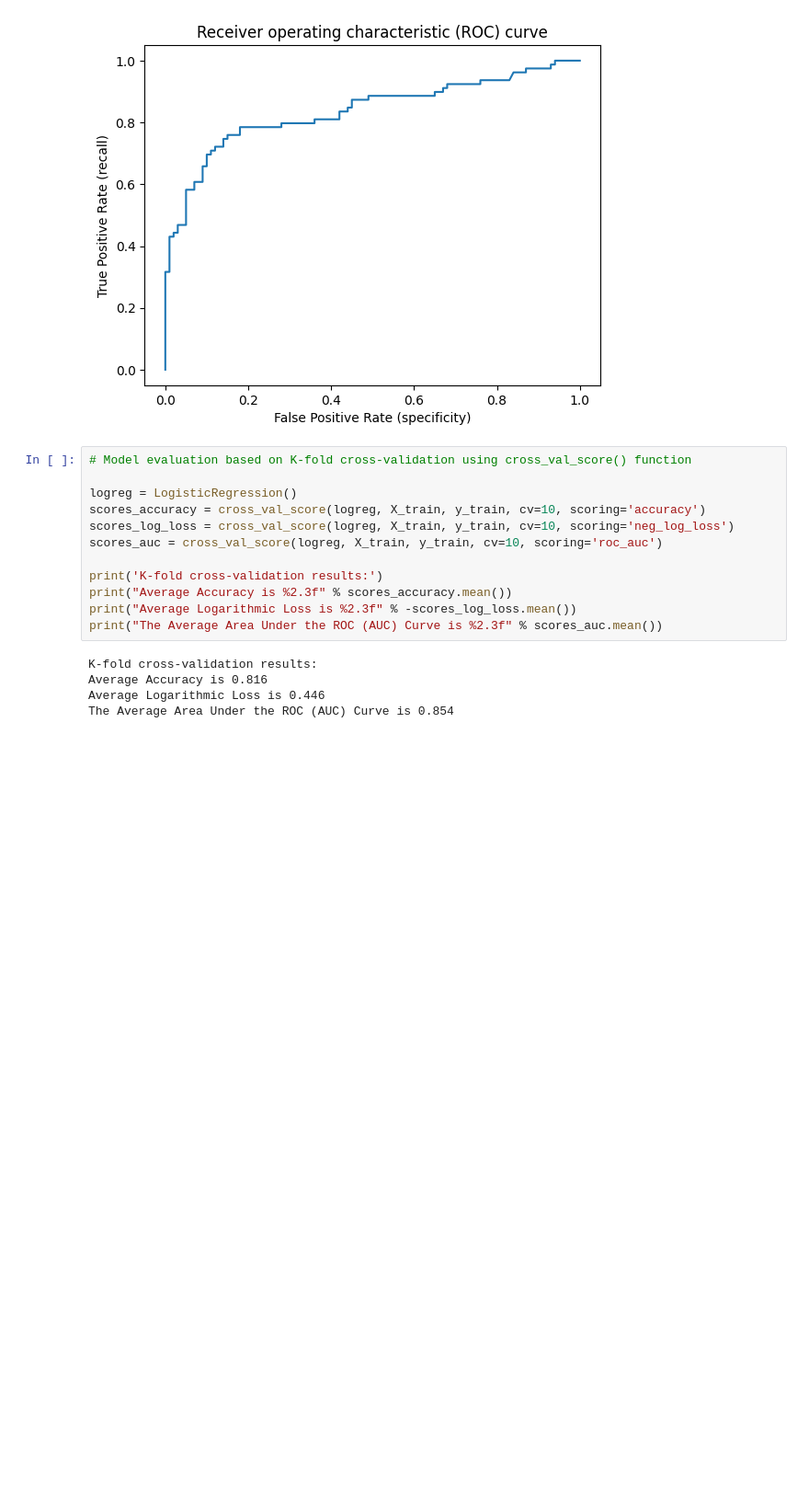
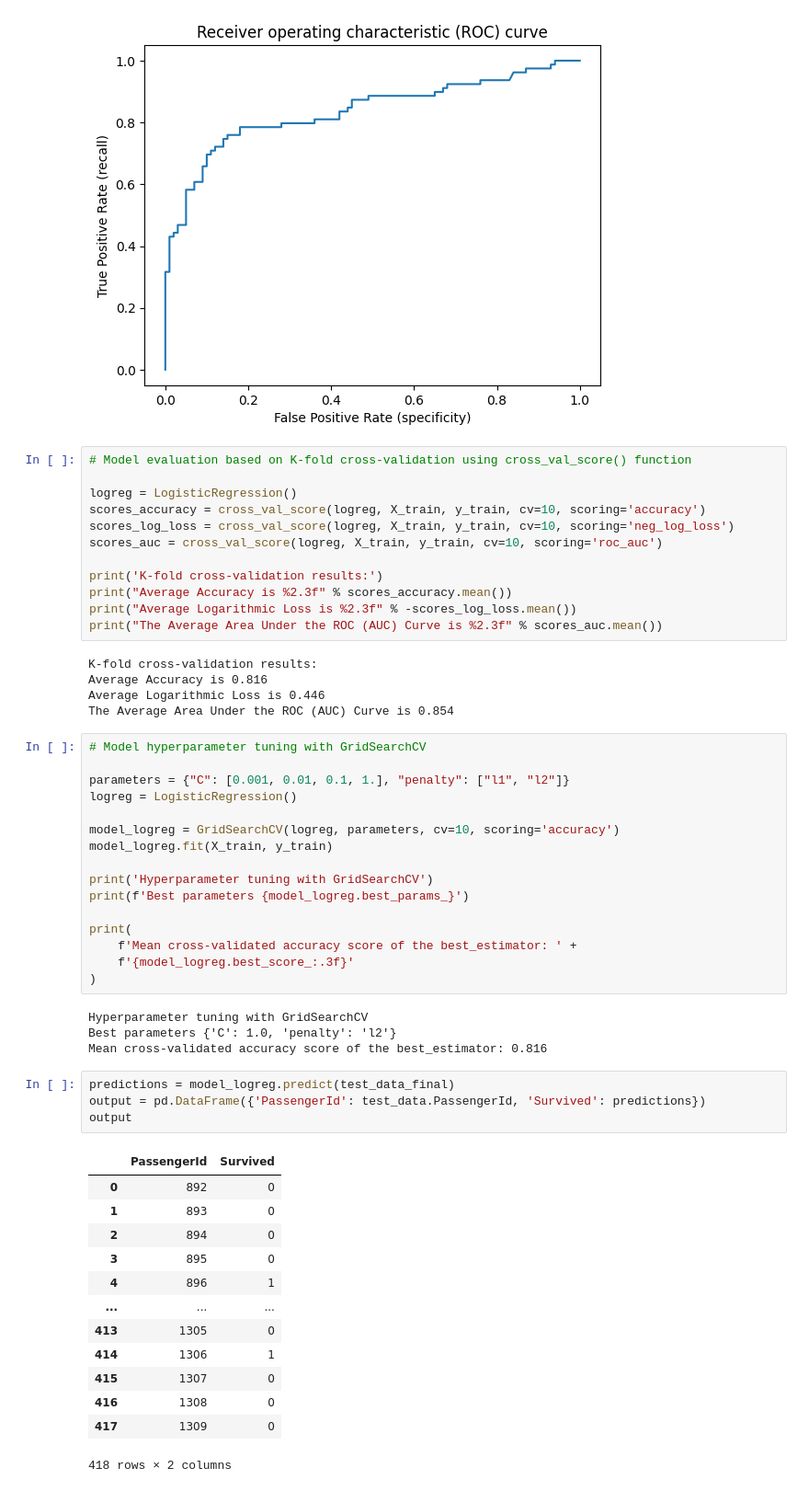
Before and after one commit to Arsiry/sigma-internship, a Jupyter notebook: kaggle-competitions/titanic.ipynb, the cells around one changed output. Shown: that part at 92% size. Cells and saved outputs as stored; diff of their text form; blank space fills up the shorter version.

```diff
--- a/kaggle-competitions/titanic.ipynb
+++ b/kaggle-competitions/titanic.ipynb
@@ -638,3 +637,41 @@ K-fold cross-validation results:
 Average Accuracy is 0.816
 Average Logarithmic Loss is 0.446
 The Average Area Under the ROC (AUC) Curve is 0.854
+# %%
+# Model hyperparameter tuning with GridSearchCV
+
+parameters = {"C": [0.001, 0.01, 0.1, 1.], "penalty": ["l1", "l2"]}
+logreg = LogisticRegression()
+
+model_logreg = GridSearchCV(logreg, parameters, cv=10, scoring='accuracy')
+model_logreg.fit(X_train, y_train)
+
+print('Hyperparameter tuning with GridSearchCV')
+print(f'Best parameters {model_logreg.best_params_}')
+
+print(
+    f'Mean cross-validated accuracy score of the best_estimator: ' +
+    f'{model_logreg.best_score_:.3f}'
+)
+# %% [output]
+Hyperparameter tuning with GridSearchCV
+Best parameters {'C': 1.0, 'penalty': 'l2'}
+Mean cross-validated accuracy score of the best_estimator: 0.816
+# %%
+predictions = model_logreg.predict(test_data_final)
+output = pd.DataFrame({'PassengerId': test_data.PassengerId, 'Survived': predictions})
+output
+# %% [output]
+|  | PassengerId | Survived |
+| 0 | 892 | 0 |
+| 1 | 893 | 0 |
+| 2 | 894 | 0 |
+| 3 | 895 | 0 |
+| 4 | 896 | 1 |
+| ... | ... | ... |
+| 413 | 1305 | 0 |
+| 414 | 1306 | 1 |
+| 415 | 1307 | 0 |
+| 416 | 1308 | 0 |
+| 417 | 1309 | 0 |
+418 rows × 2 columns
```
Also changed, not shown: parts of 7 cells of this notebook.
